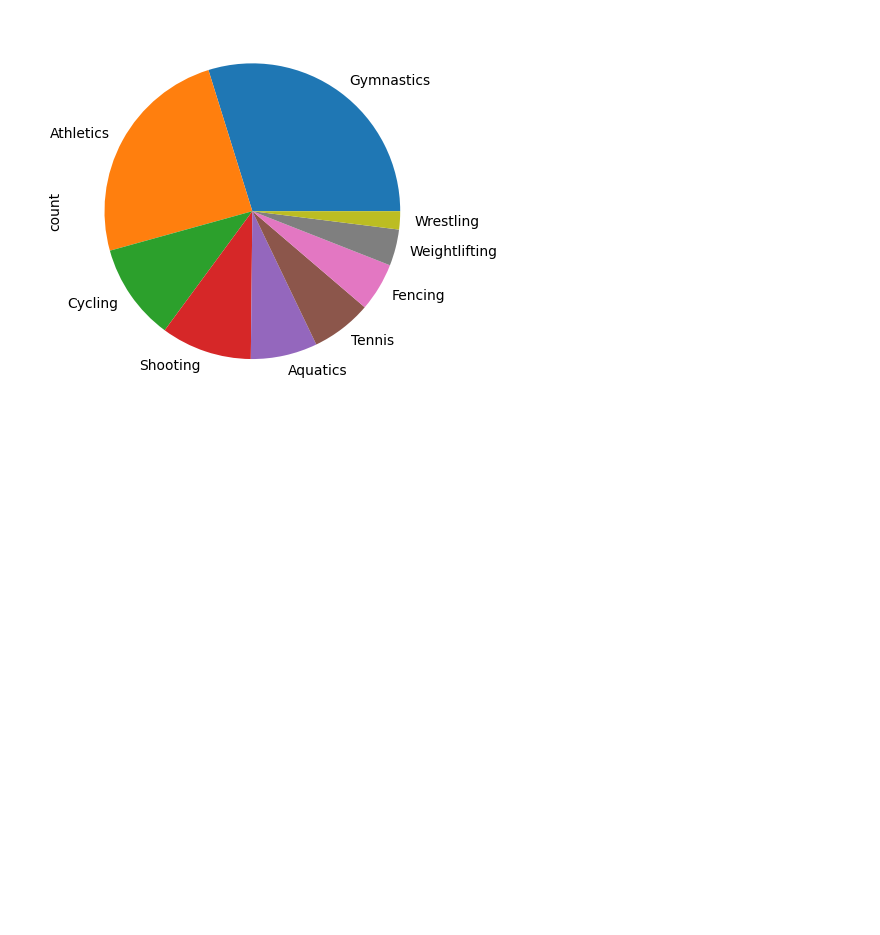
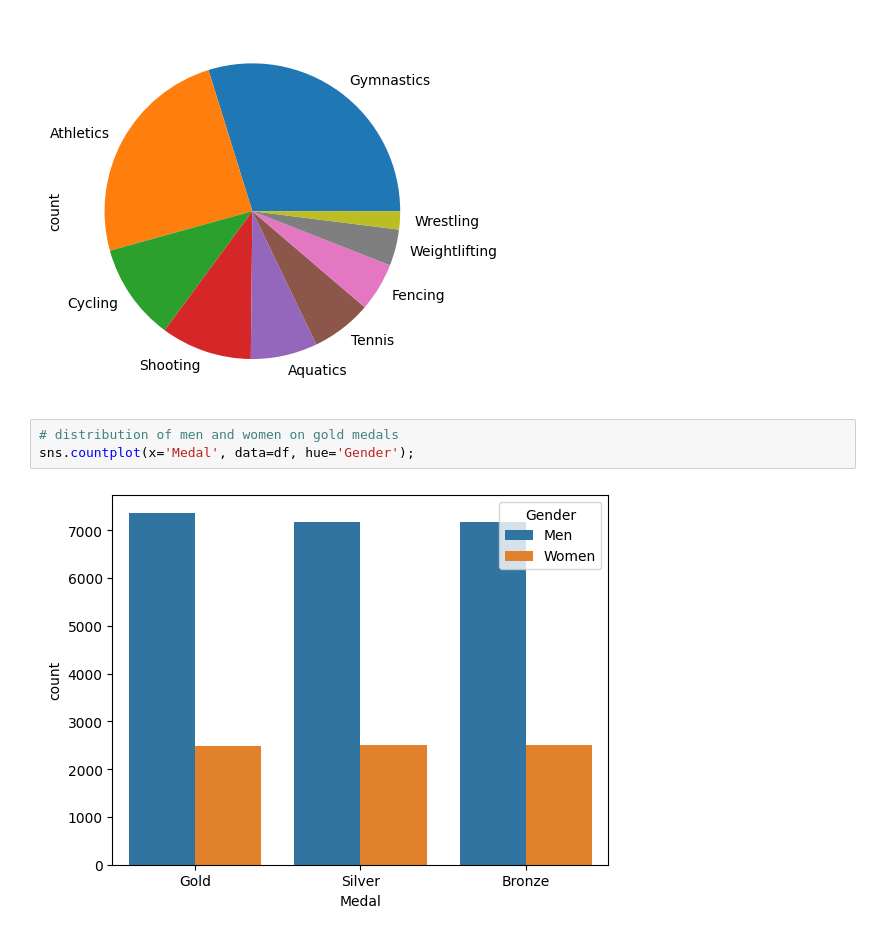
Before and after one commit to kipkosgeii/Olympics-Analysis, a Jupyter notebook: olympic.ipynb, the cells around one changed output. Drawn from its saved outputs; the diff is of its cells as text; blank space fills up the shorter version.

```diff
--- a/olympic.ipynb
+++ b/olympic.ipynb
@@ -159,3 +161,8 @@ fo.Sport.value_counts().plot(kind='barh');
 fo.Sport.value_counts().plot(kind='pie');
 # %% [output]
 [figure]
+# %%
+# distribution of men and women on gold medals
+sns.countplot(x='Medal', data=df, hue='Gender');
+# %% [output]
+[figure, added]
```
Also changed, not shown: parts of 5 cells of this notebook.
